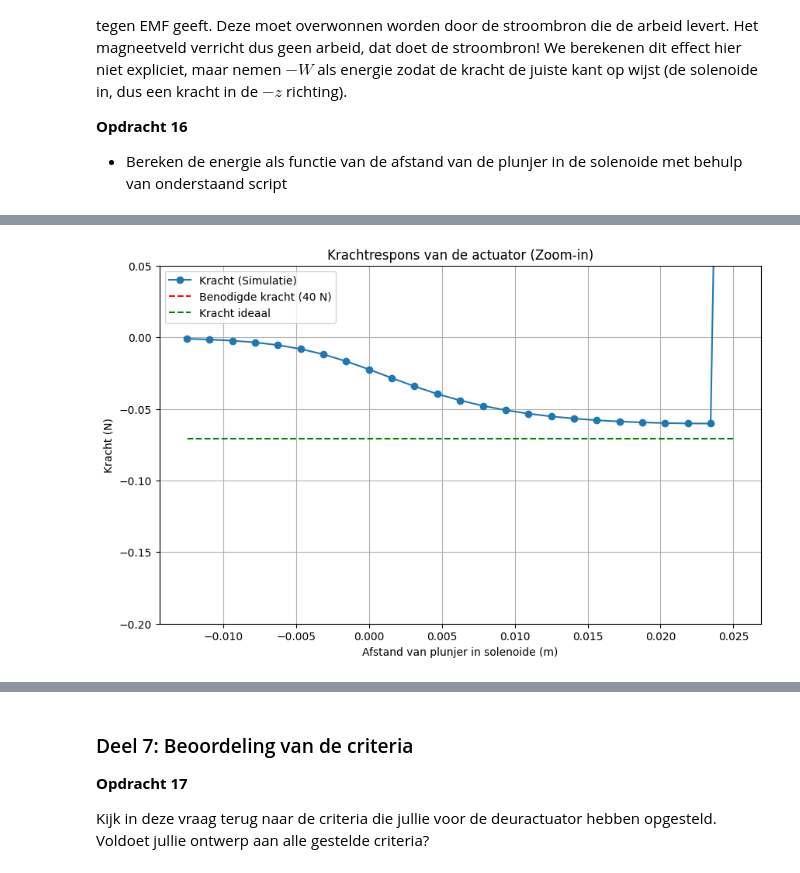
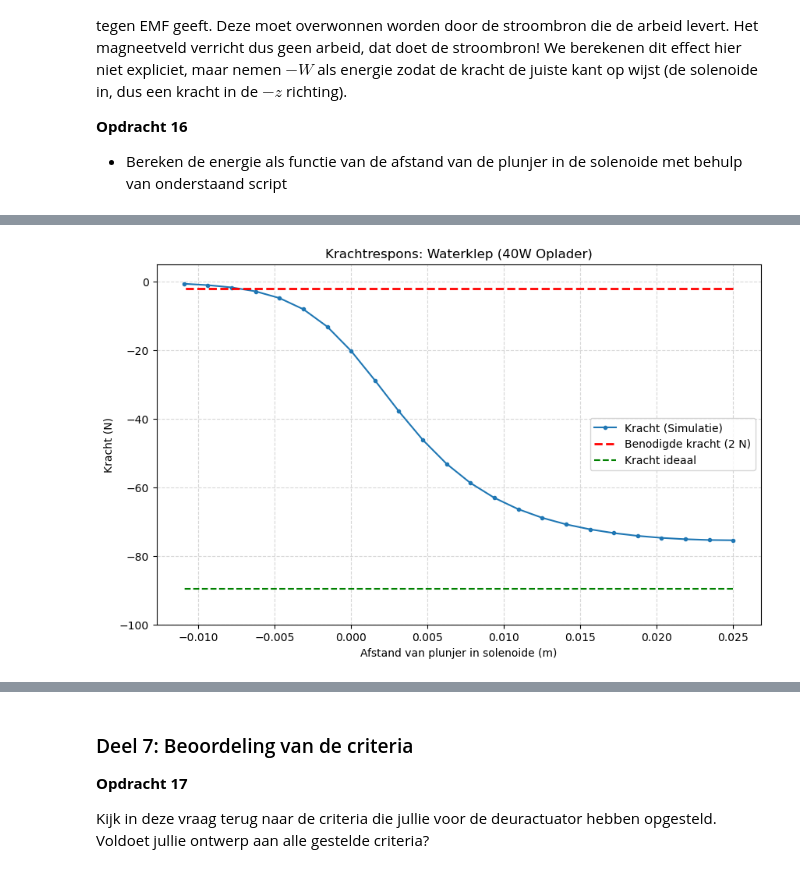
Before and after one commit to fd6150/opdrachten-DEF-D, a Jupyter notebook: DigitaleOntwerpopdrachten/KrachtactuatorOpdracht.ipynb, the cells around one changed output, grey strips where cells are left out. Saved outputs shown, nothing was run; the diff lists cells and outputs as text; code cells hidden in the pictures.

```diff
--- a/DigitaleOntwerpopdrachten/KrachtactuatorOpdracht.ipynb
+++ b/DigitaleOntwerpopdrachten/KrachtactuatorOpdracht.ipynb
@@ -491,8 +491,8 @@ a. Bereken het aantal omwentelingen van je draad, hierbij mag je aannemen dat de
 b. Bereken de $x$, $y$ en $z$ coordinaten.\
 c. Bereken de spoed, in eenheden van aantal omwentelingen per meter, en print dit.
 # %%
-l_draad = 8.4          # Maximale draadlengte
-r_sol = 0.01           # Straal solenoide
+l_draad = 74.80          # Maximale draadlengte
+r_sol = 0.008          # Straal solenoide
 L_sol = 0.05           # Gekozen lengte solenoide (bijv. 5 cm)
 
 # De parametrisatie functie uit de opdracht
@@ -542,7 +542,7 @@ Bereken het veld in het midden van de solenoide en vergelijk het met het analyti
 ###
 # Veldpunt in het midden
 r_field = np.array([0, 0, 0])
-I = 0.5
+I = 2.0  # Correct voor 40W oplader
 
 # We testen verschillende groottes voor N (aantal segmenten in de simulatie)
 for N_test in [1000, 5000, 10000]:
@@ -552,9 +552,12 @@ for N_test in [1000, 5000, 10000]:
     for i in range(len(x)-1):
         r_source = np.array([x[i], y[i], z[i]])
         dl = np.array([x[i+1]-x[i], y[i+1]-y[i], z[i+1]-z[i]])
+        # Gebruik de functie uit Opdracht 11
         H_sim += field_current_element(r_field, r_source, dl, I)
 
     print(f"N={N_test}: H_z = {H_sim[2]:.2f} A/m")
 
-print(f"Analytisch (oneindig): {2673.80 * 0.5:.2f} A/m")
+
+H_analytisch_oneindig = spoed * I
+print(f"Analytisch (oneindig): {H_analytisch_oneindig:.2f} A/m")
 # %% [output]
@@ -659,23 +659,42 @@ plt.show()
 # %%
-# 3. Analytische kracht (Ideaal)
-# F = (mu_0 * mu_r * Area * N^2 * I^2) / (2 * L^2)
-force_analytical = -mu_0 * mu_r * np.pi * r_sol**2 * aantal_omwentelingen**2 * 0.5**2 / (2 * L_sol**2)
+# 1. Zorg dat de parameters goed staan (Partner keuzes)
+I_oplader = 2.0
+mu_0 = 4 * np.pi * 1e-7
+mu_r = 200
+# aantal_omwentelingen moet hier gebaseerd zijn op de 74.80m draad (~1488)
 
-# 4. Numerieke kracht (Simulatie)
-force_numerical = np.diff(Wz, n=1, append=[0]) / dz
+# 2. Analytische kracht (Theoretisch ideaal)
+force_analytical = -mu_0 * mu_r * np.array([np.pi * r_sol**2]) * aantal_omwentelingen**2 * I_oplader**2 / (2 * L_sol**2)
 
-# 5. Plotten met aangepaste schaal om de curve te zien
+# 3. Numerieke kracht (Simulatie)
+# We halen de 'append=[0]' weg of snijden het laatste punt eraf om de piek te voorkomen
+force_numerical = np.diff(Wz, n=1) / dz
+
+# 4. Plotten
 plt.figure(figsize=(10, 6))
-plt.plot(L_sol/2 - z_ax, np.flipud(force_numerical), '-o', label='Kracht (Simulatie)')
-plt.plot(L_sol/2 - z_ax, (-40) * np.ones(len(z_ax)), '--r', label='Benodigde kracht (40 N)')
-plt.plot(L_sol/2 - z_ax, force_analytical * np.ones(len(z_ax)), '--g', label='Kracht ideaal')
 
+# We snijden het laatste punt van z_ax af omdat np.diff de array 1 korter maakt
+x_as = (L_sol/2 - z_ax)[:-1]
+y_sim = np.flipud(force_numerical)
+
+plt.plot(x_as, y_sim, '-o', markersize=3, label='Kracht (Simulatie)')
+
+# Eis van 2 N voor de waterklep
+plt.plot(x_as, (-2.0) * np.ones(len(x_as)), '--r', linewidth=2, label='Benodigde kracht (2 N)')
+
+# Ideale kracht (groene lijn)
+plt.plot(x_as, force_analytical * np.ones(len(x_as)), '--g', label='Kracht ideaal')
+
+# Instellingen voor een duidelijke grafiek
 plt.xlabel('Afstand van plunjer in solenoide (m)')
 plt.ylabel('Kracht (N)')
-plt.title('Krachtrespons van de actuator (Zoom-in)')
-plt.grid(True)
+plt.title('Krachtrespons: Waterklep (40W Oplader)')
+plt.grid(True, which='both', linestyle='--', alpha=0.5)
 plt.legend()
-plt.ylim([-0.2, 0.05])
+
+# BELANGRIJK: Schaal aanpassen naar de werkelijke kracht
+plt.ylim([-100, 5]) # Nu zie je de hele curve tot -75 N
+
 plt.show()
 # %% [output]
-[figure, old version]
+[figure, new version]
```
Also changed, not shown: parts of 9 cells of this notebook.
